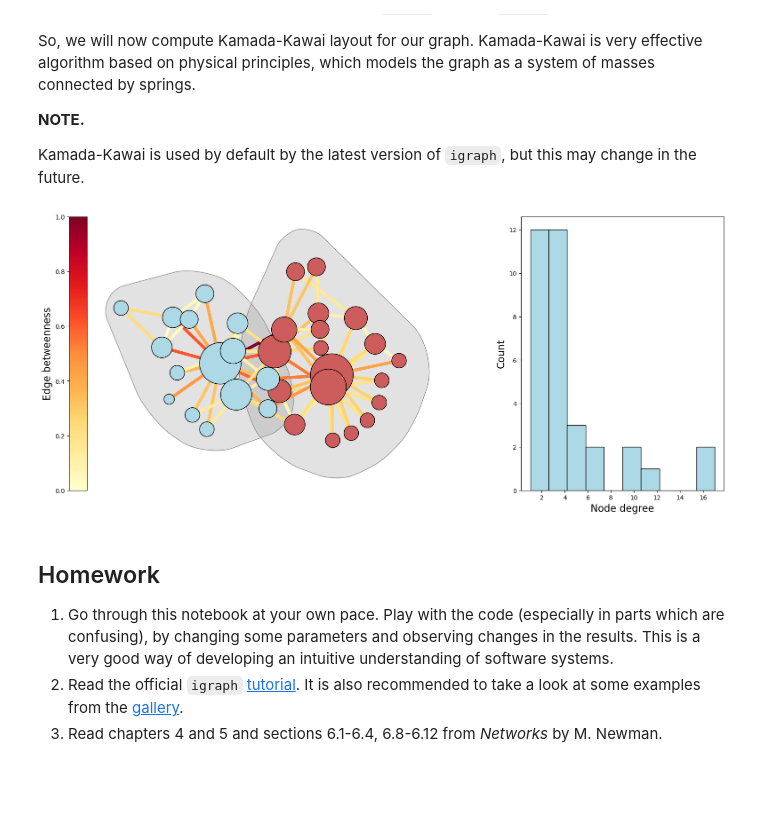
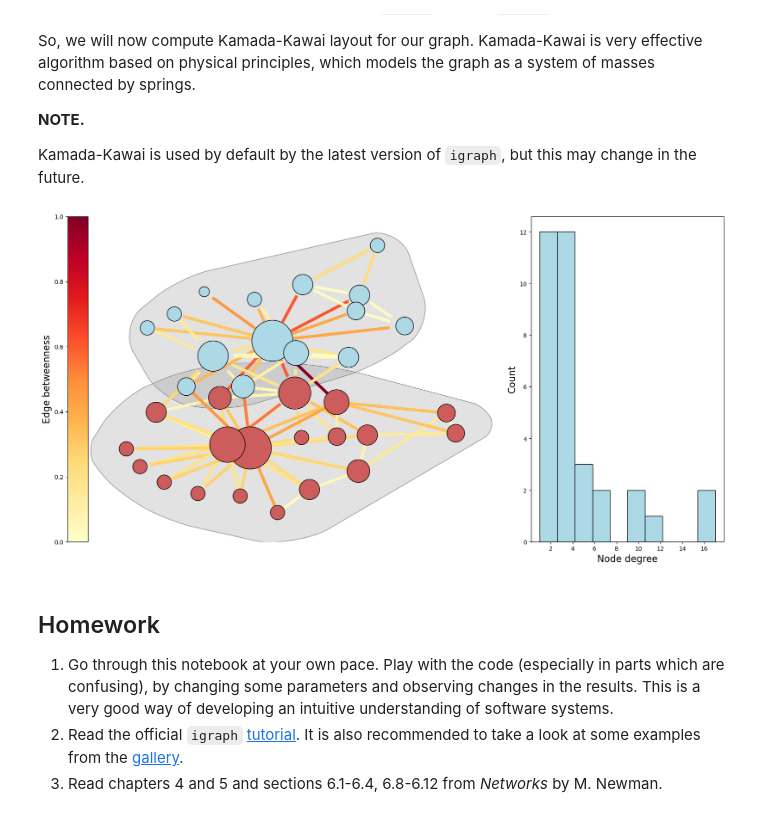
Before and after one commit to sztal/netsci-notebooks, a Jupyter notebook: networks-1.ipynb, the cells around one changed output. Saved outputs shown, nothing was run; the diff lists cells and outputs as text; code cells hidden in the pictures; blank space fills up the shorter version.

```diff
--- a/networks-1.ipynb
+++ b/networks-1.ipynb
@@ -510,7 +511,7 @@ Here we will select only edges pointing to Cedric (so we want to find students w
 vids = G.vs.select(name="Cedric").indices
 edges = G.es.select(_target_in=vids)
 
-fig, axes = plt.subplots(ncols=2, figsize=(10, 20))
+fig, axes = plt.subplots(ncols=2, figsize=(10, 6))
 
 for ax, delete in zip(axes.flat, [False, True]):
     sub = G.subgraph_edges(edges, delete_vertices=delete)
@@ -671,7 +672,7 @@ selected node.
 # %%
 n_steps = 5
 start = np.random.randint(0, G.vcount())
-fig, axes = plt.subplots(ncols=n_steps, figsize=(20, 20))
+fig, axes = plt.subplots(ncols=n_steps, figsize=(20, 5))
 
 for ax, vid in zip(axes.flat, G.random_walk(start=start, steps=5)):
     colors = np.where(np.array(G.vs.indices) == vid, "red", "white")
@@ -878,7 +879,7 @@ Below we do this once again as a reminder. You can read more about `igraph` conf
 # Set configuration variables
 ig.config["plotting.backend"] = "matplotlib"  # use Matplotlib as plotting backend
 ig.config["plotting.vertex_color"] = "white"
-ig.config["plotting.vertex_size"] = "0.5"
+ig.config["plotting.vertex_size"] = "50"
 ig.config["plotting.edge_width"] = "5"
 # %% [markdown]
 Now we will use the Karate Club network again and produce a slightly more fany visualization than before.
@@ -917,11 +917,11 @@ bet = np.array(G.edge_betweenness())
 # We keep them in a separate dict to make it easy to modify and redraw
 # the plot multiple times
 vertex_opts = {
-    "vertex_size":  np.sqrt(degseq/degseq.max()),   # set vertex sizes proportional to the square root of degree
-    "vertex_color": np.where(                       # assign vertex colors according to cluster membership
+    "vertex_size":  np.sqrt(degseq/degseq.max())*100,   # set vertex sizes proportional to the square root of degree
+    "vertex_color": np.where(                           # assign vertex colors according to cluster membership
         [ i == 0 for i in clustering.membership ], "lightblue", "indianred"
     ),
-    "vertex_order_by": ("degree", "desc"),         # draw nodes with large degrees first (descending order according 'degree' attribute that we set earlier)
+    "vertex_order_by": ("degree", "desc"),    # draw nodes with large degrees first (descending order according 'degree' attribute that we set earlier)
 }
 
 # Define edge drawing options
@@ -936,7 +936,7 @@ groups_opts = {
     "mark_groups": { tuple(c): "gray55" for c in clustering }
 }
 
-fig, axes = plt.subplot_mosaic("AAB", figsize=(20, 8))
+fig, axes = plt.subplot_mosaic("AAB", figsize=(20, 10))
 _ = ig.plot(G, target=axes["A"], **vertex_opts, **edge_opts, **groups_opts)
 
 # Draw histogram of degree distribution in the second panel
@@ -988,33 +988,33 @@ Kamada-Kawai is used by default by the latest version of `igraph`, but this may
 # %%
 # Calculate Kamada-Kawai layout
 layout = G.layout_kamada_kawai()
 # Rotate the layout by 90 degrees
-layout.rotate(90)
+# layout.rotate(90)
 
 # Draw the plot again
-fig, axes = plt.subplot_mosaic("AAB", figsize=(20, 8))
+fig, axes = plt.subplot_mosaic("AAB", figsize=(20, 10))
 _ = ig.plot(
     G, target=axes["A"], layout=layout,          # NOTE. We now specify the layout explictly
     **vertex_opts, **edge_opts, **groups_opts
 )
 
 # Draw histogram of degree distribution in the second panel
 ax = axes["B"]
 ax.hist(degseq, edgecolor="black", color="lightblue")
 ax.set_xlabel("Node degree", fontsize=16)
 _ = ax.set_ylabel("Count", fontsize=16)
 
 ax=axes["A"]
 # create an Axes on the right side of ax. The width of cax will be 5%
 # of ax and the padding between cax and ax will be fixed at 0.05 inch.
 divider = make_axes_locatable(ax)
 cax = divider.append_axes("left", size="5%", pad=0.05)
 fig.colorbar(mpl.cm.ScalarMappable(cmap=cmap), cax=cax)
 cax.set_ylabel("Edge betweenness", fontsize=16)
 cax.yaxis.set_label_position("left")
 cax.yaxis.set_ticks_position("left")
 # %% [output]
-[figure, old version]
+[figure, new version]
 # %% [markdown]
 ## Homework
 
```
Also changed, not shown: parts of 27 cells of this notebook, 3 other files.
